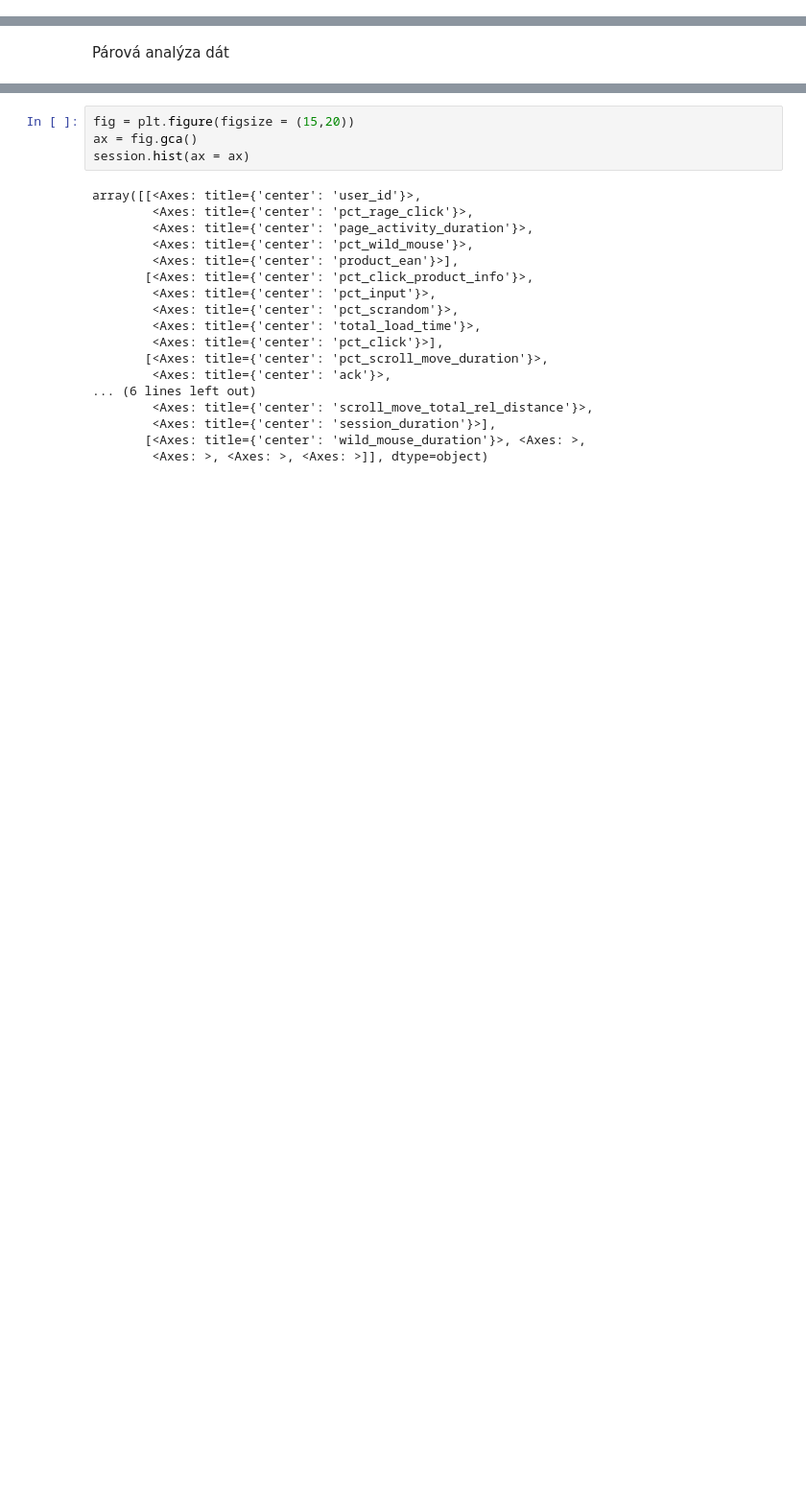
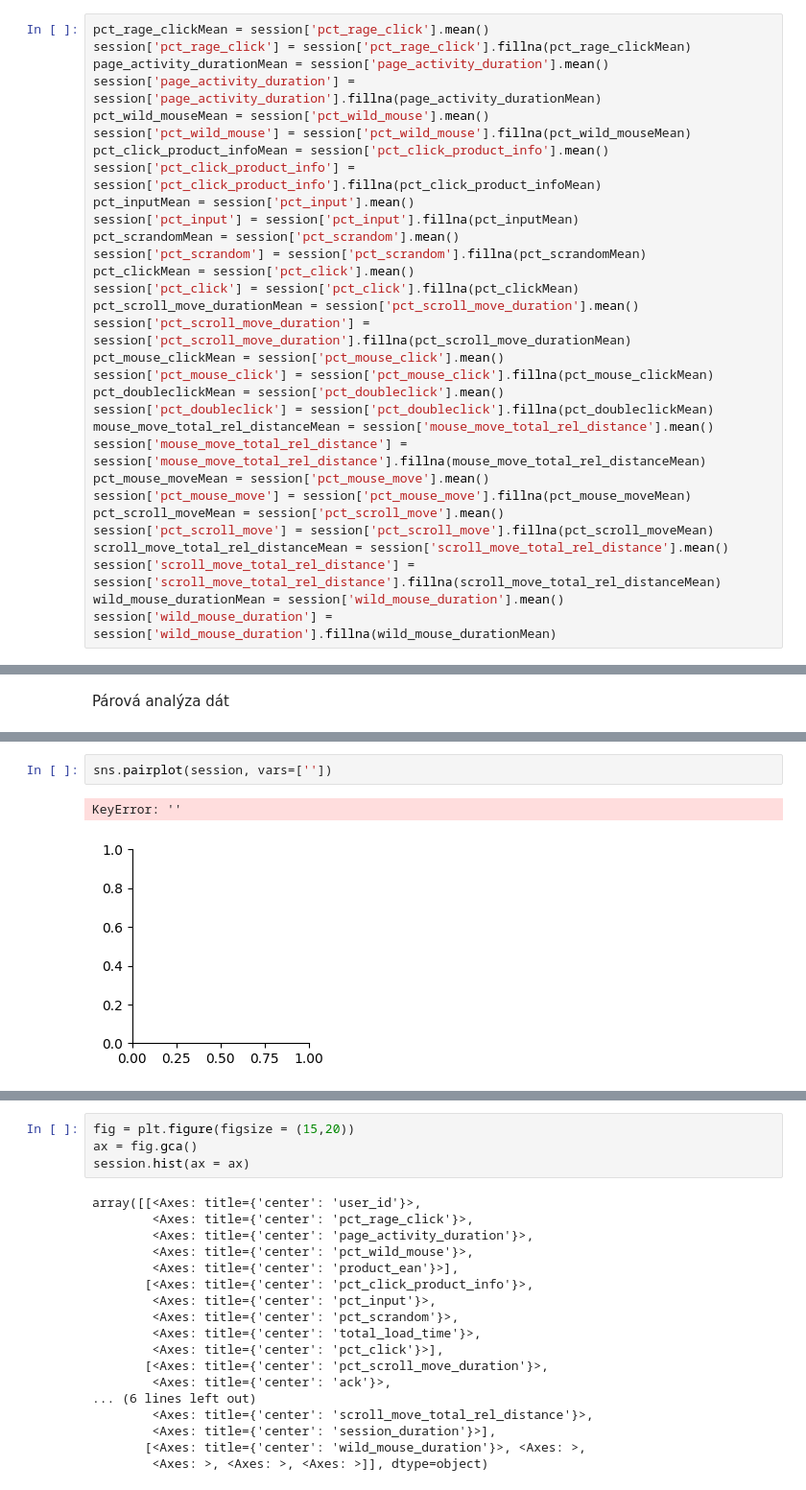
Before and after one commit to LukasLovas/IAU_Project_LL_DL, a Jupyter notebook: zadanie_1_časť.ipynb, the cells around one changed output, grey strips where cells are left out. Shown at 96% size. Drawn from its saved outputs; the diff is of its cells as text; blank space fills up the shorter version.

```diff
--- a/zadanie_1_časť.ipynb
+++ b/zadanie_1_časť.ipynb
@@ -543,0 +579,31 @@ V datasete sa nachádza: 0 duplikátov.
+# %%
+pct_rage_clickMean = session['pct_rage_click'].mean()
+session['pct_rage_click'] = session['pct_rage_click'].fillna(pct_rage_clickMean)
+page_activity_durationMean = session['page_activity_duration'].mean()
+session['page_activity_duration'] = session['page_activity_duration'].fillna(page_activity_durationMean)
+pct_wild_mouseMean = session['pct_wild_mouse'].mean()
+session['pct_wild_mouse'] = session['pct_wild_mouse'].fillna(pct_wild_mouseMean)
+pct_click_product_infoMean = session['pct_click_product_info'].mean()
+session['pct_click_product_info'] = session['pct_click_product_info'].fillna(pct_click_product_infoMean)
+pct_inputMean = session['pct_input'].mean()
+session['pct_input'] = session['pct_input'].fillna(pct_inputMean)
+pct_scrandomMean = session['pct_scrandom'].mean()
+session['pct_scrandom'] = session['pct_scrandom'].fillna(pct_scrandomMean)
+pct_clickMean = session['pct_click'].mean()
+session['pct_click'] = session['pct_click'].fillna(pct_clickMean)
+pct_scroll_move_durationMean = session['pct_scroll_move_duration'].mean()
+session['pct_scroll_move_duration'] = session['pct_scroll_move_duration'].fillna(pct_scroll_move_durationMean)
+pct_mouse_clickMean = session['pct_mouse_click'].mean()
+session['pct_mouse_click'] = session['pct_mouse_click'].fillna(pct_mouse_clickMean)
+pct_doubleclickMean = session['pct_doubleclick'].mean()
+session['pct_doubleclick'] = session['pct_doubleclick'].fillna(pct_doubleclickMean)
+mouse_move_total_rel_distanceMean = session['mouse_move_total_rel_distance'].mean()
+session['mouse_move_total_rel_distance'] = session['mouse_move_total_rel_distance'].fillna(mouse_move_total_rel_distanceMean)
+pct_mouse_moveMean = session['pct_mouse_move'].mean()
+session['pct_mouse_move'] = session['pct_mouse_move'].fillna(pct_mouse_moveMean)
+pct_scroll_moveMean = session['pct_scroll_move'].mean()
+session['pct_scroll_move'] = session['pct_scroll_move'].fillna(pct_scroll_moveMean)
+scroll_move_total_rel_distanceMean = session['scroll_move_total_rel_distance'].mean()
+session['scroll_move_total_rel_distance'] = session['scroll_move_total_rel_distance'].fillna(scroll_move_total_rel_distanceMean)
+wild_mouse_durationMean = session['wild_mouse_duration'].mean()
+session['wild_mouse_duration'] = session['wild_mouse_duration'].fillna(wild_mouse_durationMean)
@@ -551 +639,6 @@ ValueError: could not convert string to float: 'Čajkovského 3\r\n203 70 Karoli
 [figure]
+# %%
+sns.pairplot(session, vars=[''])
+# %% [output]
+KeyError: ''
+[figure, added]
```
Also changed, not shown: parts of 26 cells of this notebook.
